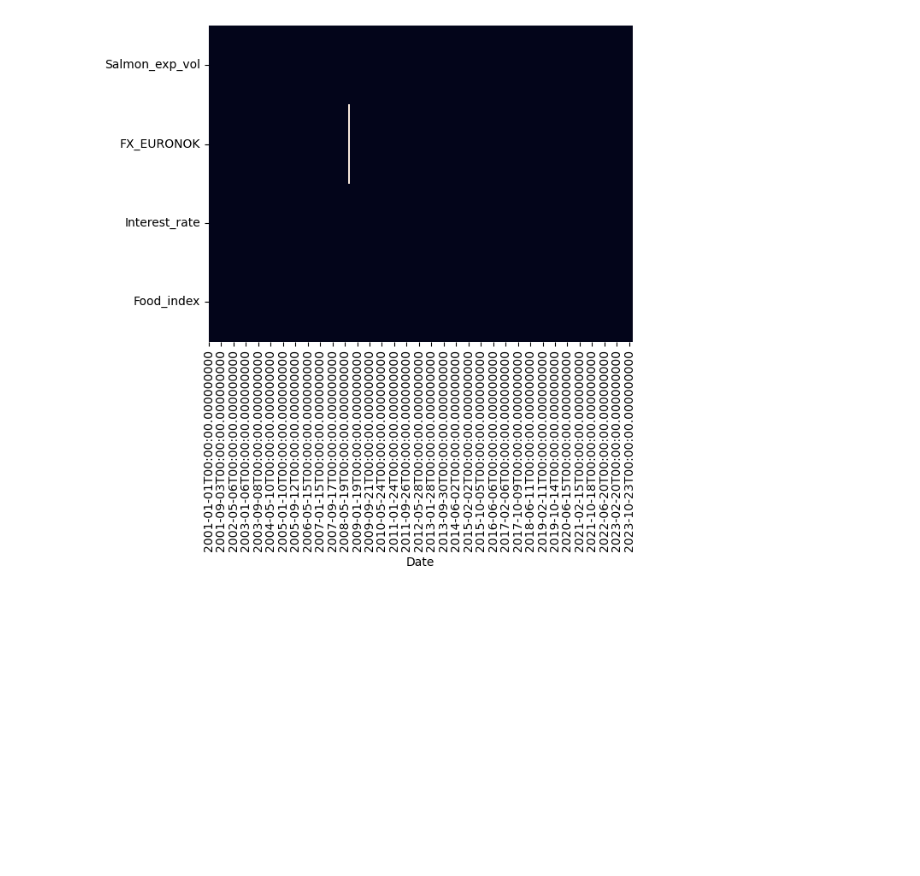
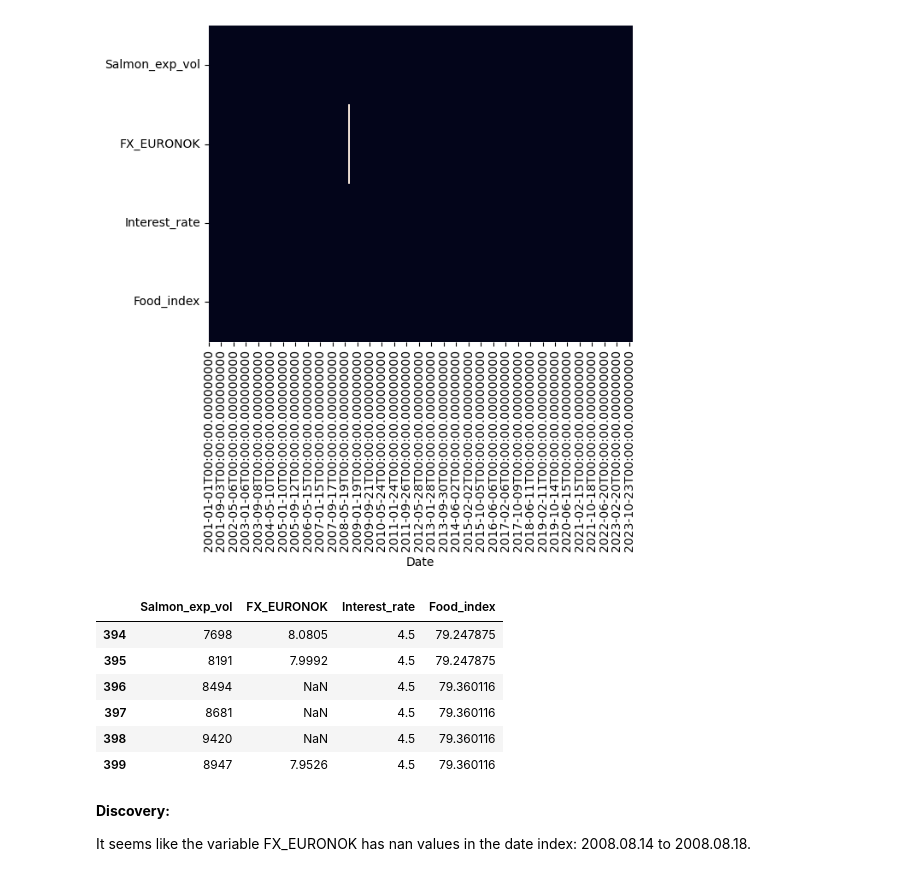
Before and after one commit to DataJakob/Various-School-Projects, a Jupyter notebook: Advanced Topics in Deep Learning/Exploratory_Data_Analysis.ipynb, the cells around one changed output. Saved outputs shown, nothing was run; the diff lists cells and outputs as text; code cells hidden in the pictures; blank space fills up the shorter version.

```diff
--- a/Advanced Topics in Deep Learning/Exploratory_Data_Analysis.ipynb
+++ b/Advanced Topics in Deep Learning/Exploratory_Data_Analysis.ipynb
@@ -108,3 +118,16 @@ sns.heatmap(df.isna().transpose(),cbar=False)
 # %% [output]
 <AxesSubplot:xlabel='Date'>
 [figure]
+# %%
+df.iloc[394:400]
+# %% [output]
+|  | Salmon_exp_vol | FX_EURONOK | Interest_rate | Food_index |
+| 394 | 7698 | 8.0805 | 4.5 | 79.247875 |
+| 395 | 8191 | 7.9992 | 4.5 | 79.247875 |
+| 396 | 8494 | NaN | 4.5 | 79.360116 |
+| 397 | 8681 | NaN | 4.5 | 79.360116 |
+| 398 | 9420 | NaN | 4.5 | 79.360116 |
+| 399 | 8947 | 7.9526 | 4.5 | 79.360116 |
+# %% [markdown]
+<b> Discovery: </b>
+<p> It seems like the variable FX_EURONOK has nan values in the date index: 2008.08.14 to 2008.08.18. </p>
```
Also changed, not shown: parts of 6 cells of this notebook, 1 other file.
